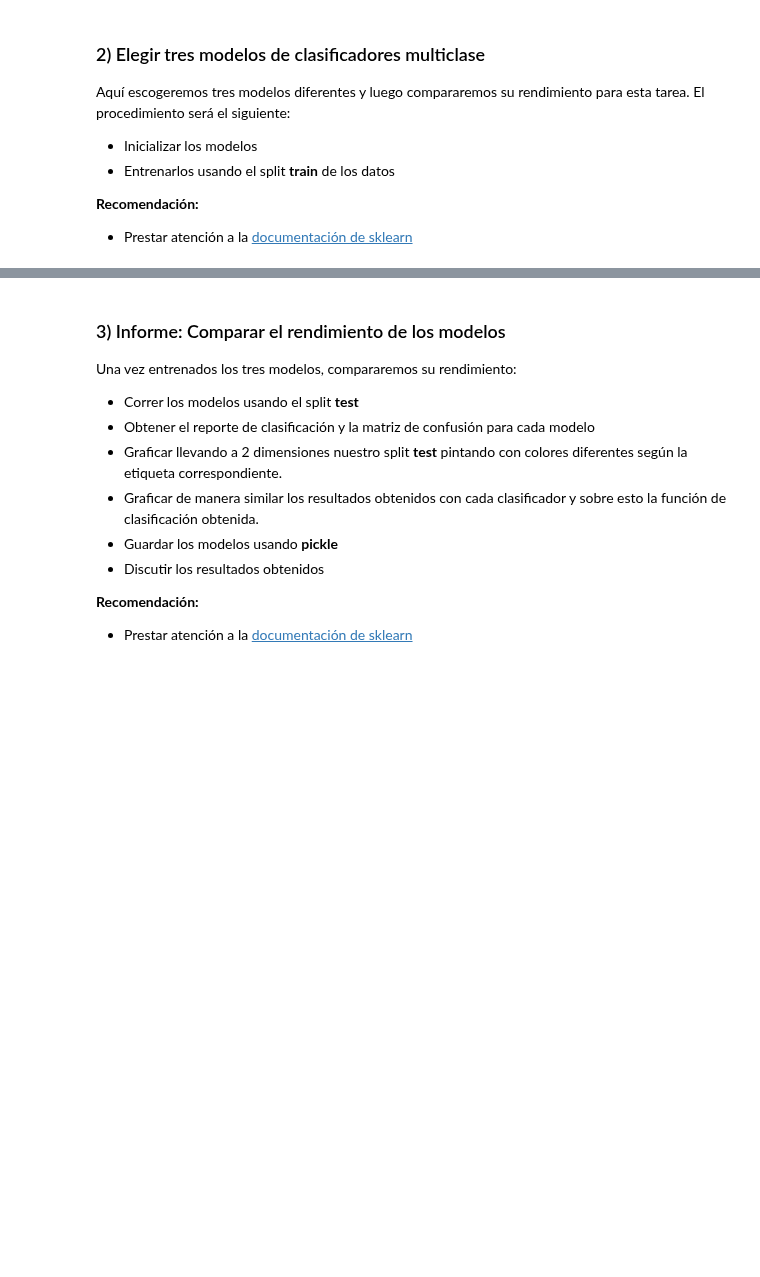
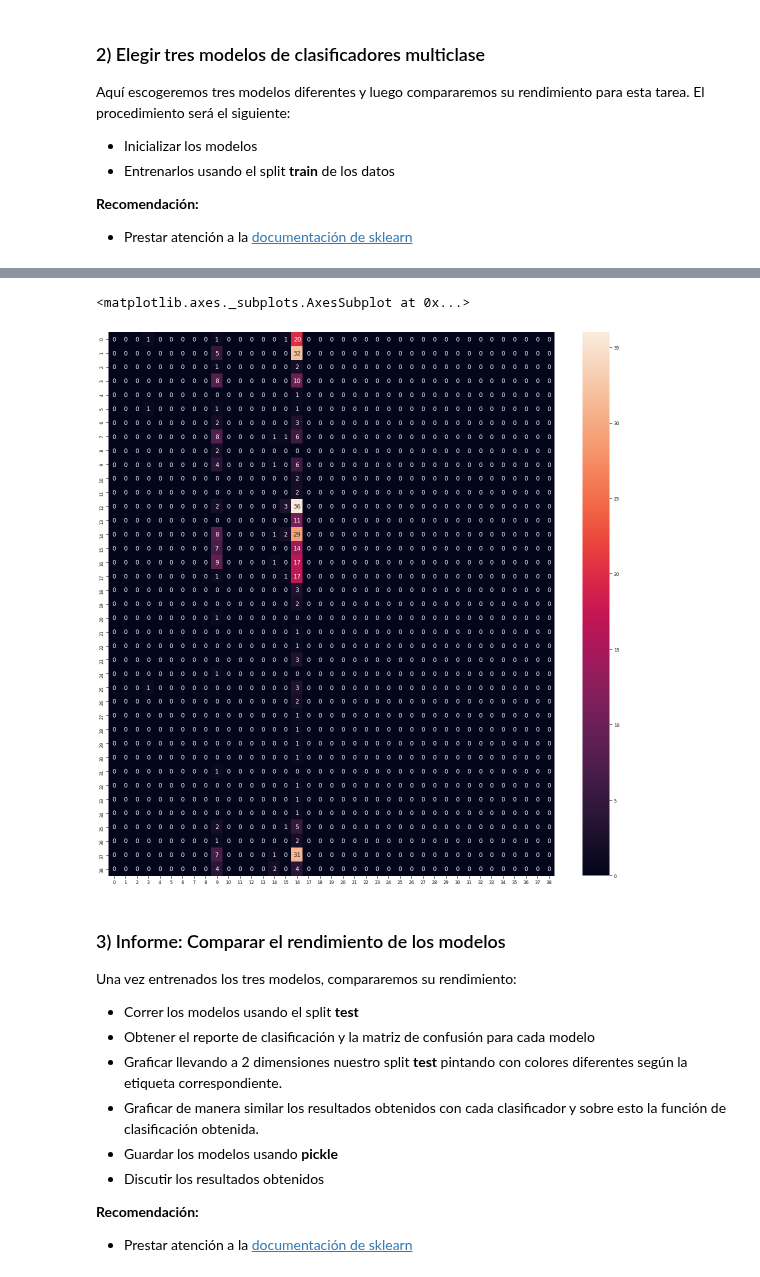
Before and after one commit to karen-pal/mentoria-canciones-DiploDatos, a Jupyter notebook: balancing_practico_3.ipynb, the cells around one changed output, grey strips where cells are left out. Saved outputs shown, nothing was run; the diff lists cells and outputs as text; code cells hidden in the pictures; blank space fills up the shorter version.

```diff
--- a/balancing_practico_3.ipynb
+++ b/balancing_practico_3.ipynb
@@ -774,3 +814,13 @@ Aquí escogeremos tres modelos diferentes y luego compararemos su rendimiento pa
+# %%
+# multilabel not supported by sklearn
+# we use argmax
+#Y.inverse_transform(y_pred_last)
+cm = confusion_matrix(y_test.argmax(axis=1), y_pred.argmax(axis=1), labels=np.unique(y_test.argmax(axis=1)))
+plt.figure(figsize=(20,20))
+sns.heatmap(cm, annot=True, annot_kws={"size": 12})
+# %% [output]
+<matplotlib.axes._subplots.AxesSubplot at 0x...>
+[figure, added]
 # %% [markdown]
 ### 3) Informe: Comparar el rendimiento de los modelos
 
```
Also changed, not shown: parts of 2 cells of this notebook.
